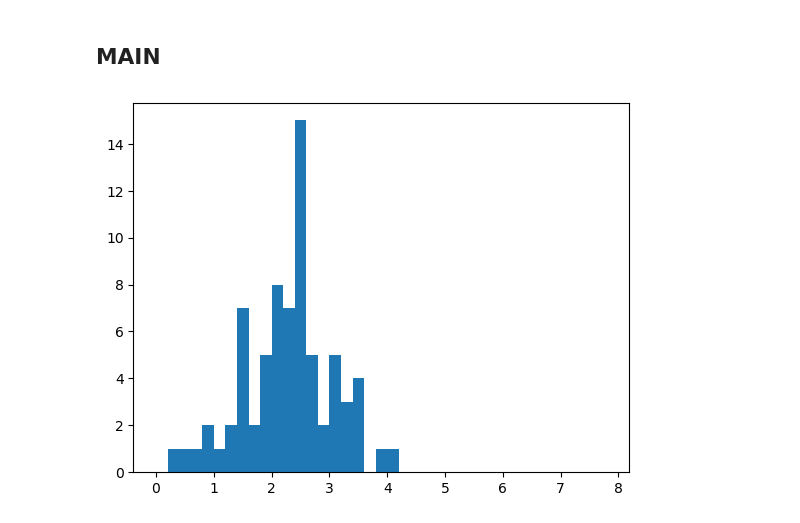
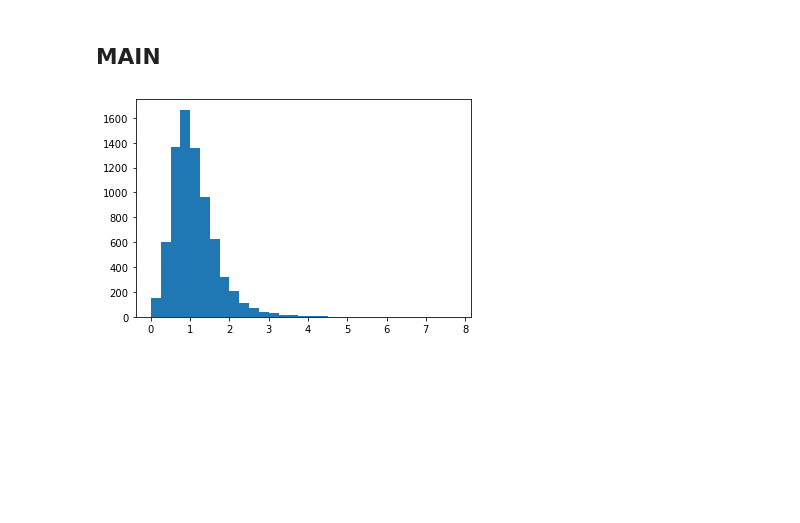
Before and after one commit to andbrocode/notebooks2, a Jupyter notebook: BSPF/BSPF_GutenbergRichterAnalysis.ipynb, the cells around one changed output. Saved outputs shown, nothing was run; the diff lists cells and outputs as text; code cells hidden in the pictures; blank space fills up the shorter version.

```diff
--- a/BSPF/BSPF_GutenbergRichterAnalysis.ipynb
+++ b/BSPF/BSPF_GutenbergRichterAnalysis.ipynb
@@ -46,11 +35,11 @@ config['path_to_data'] = data_path+"BSPF/data/catalogs/"
 
 config['outpath_figs'] = data_path+"BSPF/figures/"
 
-# config['catalog'] = "BSPF_catalog_20221001_20230615_all.xml"
-# config['outname_app'] = ""
+config['catalog'] = "BSPF_catalog_20221001_20230615_all.xml"
+config['outname_app'] = ""
 
-config['catalog'] = "BSPF_catalog_20221001_20230615_triggered.xml"
-config['outname_app'] = "_triggered"
+# config['catalog'] = "BSPF_catalog_20221001_20230615_triggered.xml"
+# config['outname_app'] = "_triggered"
 # %%
 def estimate_b_value(magnitude_histogram, bin_edges):
     """
@@ -414,13 +403,13 @@ cat_df = __catalog_to_dataframe(cat)
 # %%
 magnitudes = cat_df.magnitude.to_numpy()
 
-bin_width = 0.2
+bin_width = 0.25
 bin_edges = np.arange(0, 8, bin_width)
 
 out = plt.hist(magnitudes, bins=bin_edges)
 magnitudes_hist = out[0]
 # %% [output]
-[figure, old version]
+[figure, new version]
 # %%
 ## _________________________________________-
 ## example for one-off b value estimation
```
Also changed, not shown: parts of 6 cells of this notebook, 4 other files.
